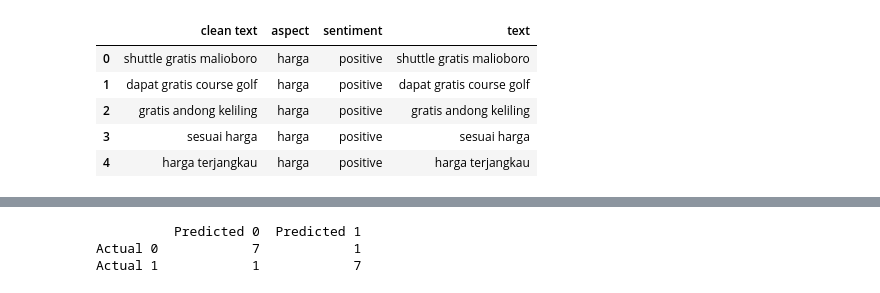
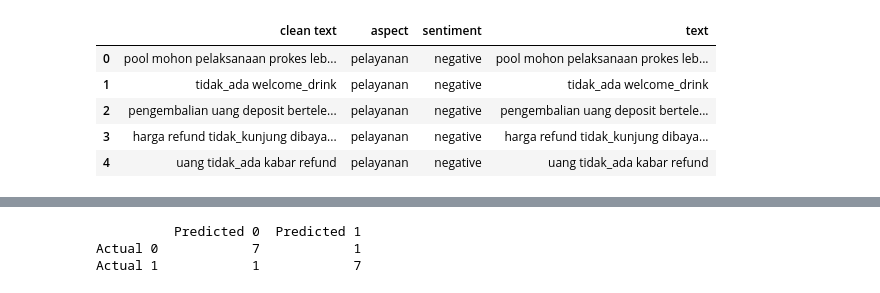
Before and after one commit to windiastri/multi-aspect-analysis, a Jupyter notebook: multi-aspect-v2.ipynb, the cells around one changed output, grey strips where cells are left out. Drawn from its saved outputs; the diff is of its cells as text; code cells hidden in the pictures.

```diff
--- a/multi-aspect-v2.ipynb
+++ b/multi-aspect-v2.ipynb
@@ -18,12 +16,12 @@ import seaborn as sns
 # %%
-data_set = pd.read_excel('aspek harga.xlsx')
+data_set = pd.read_excel('aspek pelayanan.xlsx')
 data_set['text'] = data_set['clean text']
 data_set.head()
 # %% [output]
 |  | clean text | aspect | sentiment | text |
-| 0 | shuttle gratis malioboro | harga | positive | shuttle gratis malioboro |
-| 1 | dapat gratis course golf | harga | positive | dapat gratis course golf |
-| 2 | gratis andong keliling | harga | positive | gratis andong keliling |
-| 3 | sesuai harga | harga | positive | sesuai harga |
-| 4 | harga terjangkau | harga | positive | harga terjangkau |
+| 0 | pool mohon pelaksanaan prokes leb... | pelayanan | negative | pool mohon pelaksanaan prokes leb... |
+| 1 | tidak_ada welcome_drink | pelayanan | negative | tidak_ada welcome_drink |
+| 2 | pengembalian uang deposit bertele... | pelayanan | negative | pengembalian uang deposit bertele... |
+| 3 | harga refund tidak_kunjung dibaya... | pelayanan | negative | harga refund tidak_kunjung dibaya... |
+| 4 | uang tidak_ada kabar refund | pelayanan | negative | uang tidak_ada kabar refund |
 # %%
```
Also changed, not shown: parts of 18 cells of this notebook, 6 other files.
